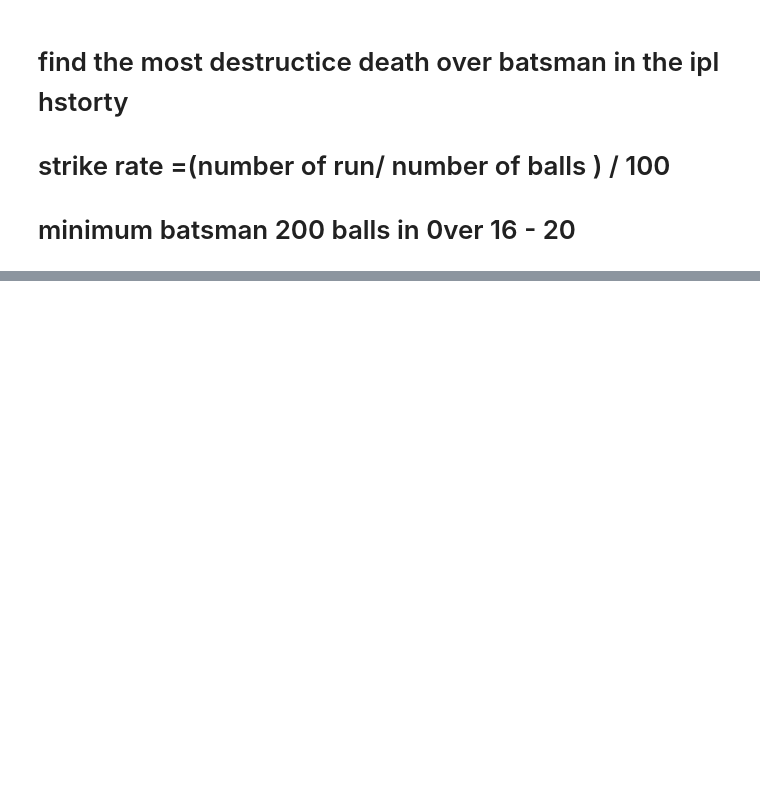
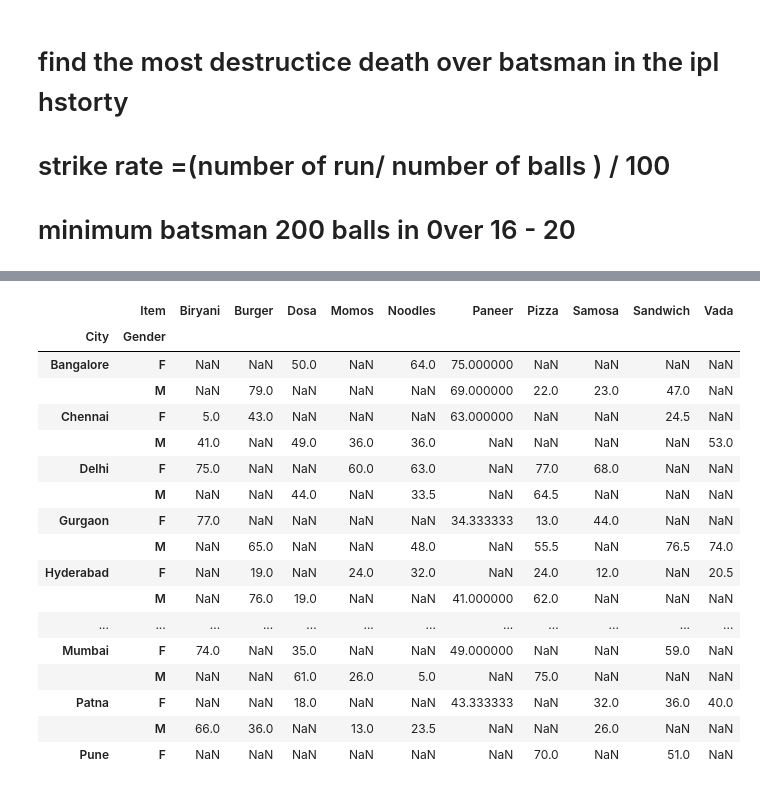
Before and after one commit to Hitesh-Ojha/learning, a Jupyter notebook: data science/pandas.ipynb, the cells around one changed output, grey strips where cells are left out. Cells and saved outputs as stored; diff of their text form; code cells hidden in the pictures; blank space fills up the shorter version.

```diff
--- a/data science/pandas.ipynb
+++ b/data science/pandas.ipynb
@@ -896,0 +1029,21 @@ Name: batsman_runs, dtype: int64
+# %%
+food.pivot_table(index=['City' , 'Gender'], columns = 'Item' , values = 'Spends' , aggfunc='mean')
+# %% [output]
+|  | Item | Biryani | Burger | Dosa | Momos | Noodles | Paneer | Pizza | Samosa | Sandwich | Vada |
+| City | Gender |  |  |  |  |  |  |  |  |  |  |
+| Bangalore | F | NaN | NaN | 50.0 | NaN | 64.0 | 75.000000 | NaN | NaN | NaN | NaN |
+|  | M | NaN | 79.0 | NaN | NaN | NaN | 69.000000 | 22.0 | 23.0 | 47.0 | NaN |
+| Chennai | F | 5.0 | 43.0 | NaN | NaN | NaN | 63.000000 | NaN | NaN | 24.5 | NaN |
+|  | M | 41.0 | NaN | 49.0 | 36.0 | 36.0 | NaN | NaN | NaN | NaN | 53.0 |
+| Delhi | F | 75.0 | NaN | NaN | 60.0 | 63.0 | NaN | 77.0 | 68.0 | NaN | NaN |
+|  | M | NaN | NaN | 44.0 | NaN | 33.5 | NaN | 64.5 | NaN | NaN | NaN |
+| Gurgaon | F | 77.0 | NaN | NaN | NaN | NaN | 34.333333 | 13.0 | 44.0 | NaN | NaN |
+|  | M | NaN | 65.0 | NaN | NaN | 48.0 | NaN | 55.5 | NaN | 76.5 | 74.0 |
+| Hyderabad | F | NaN | 19.0 | NaN | 24.0 | 32.0 | NaN | 24.0 | 12.0 | NaN | 20.5 |
+|  | M | NaN | 76.0 | 19.0 | NaN | NaN | 41.000000 | 62.0 | NaN | NaN | NaN |
+| ... | ... | ... | ... | ... | ... | ... | ... | ... | ... | ... | ... |
+| Mumbai | F | 74.0 | NaN | 35.0 | NaN | NaN | 49.000000 | NaN | NaN | 59.0 | NaN |
+|  | M | NaN | NaN | 61.0 | 26.0 | 5.0 | NaN | 75.0 | NaN | NaN | NaN |
+| Patna | F | NaN | NaN | 18.0 | NaN | NaN | 43.333333 | NaN | 32.0 | 36.0 | 40.0 |
+|  | M | 66.0 | 36.0 | NaN | 13.0 | 23.5 | NaN | NaN | 26.0 | NaN | NaN |
+| Pune | F | NaN | NaN | NaN | NaN | NaN | NaN | 70.0 | NaN | 51.0 | NaN |
```
Also changed, not shown: parts of 31 cells of this notebook, 1 other file.
